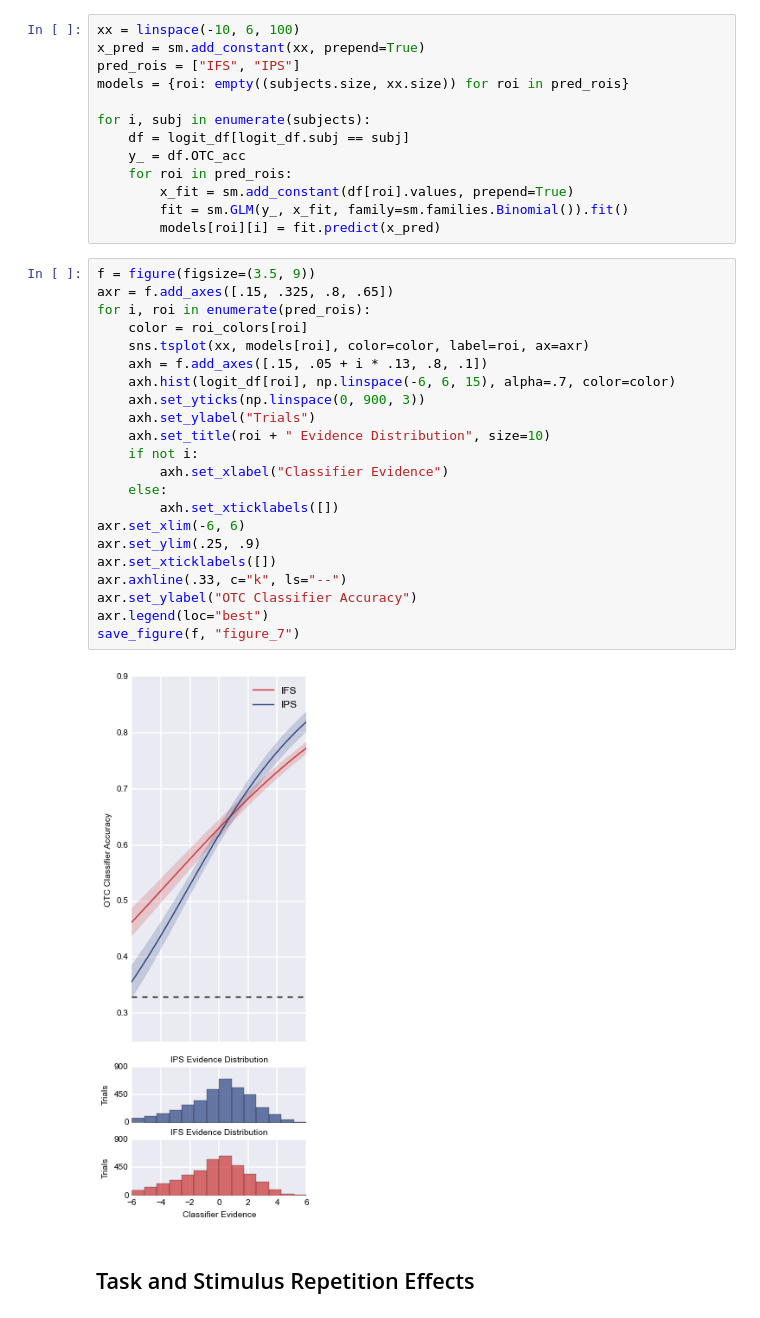
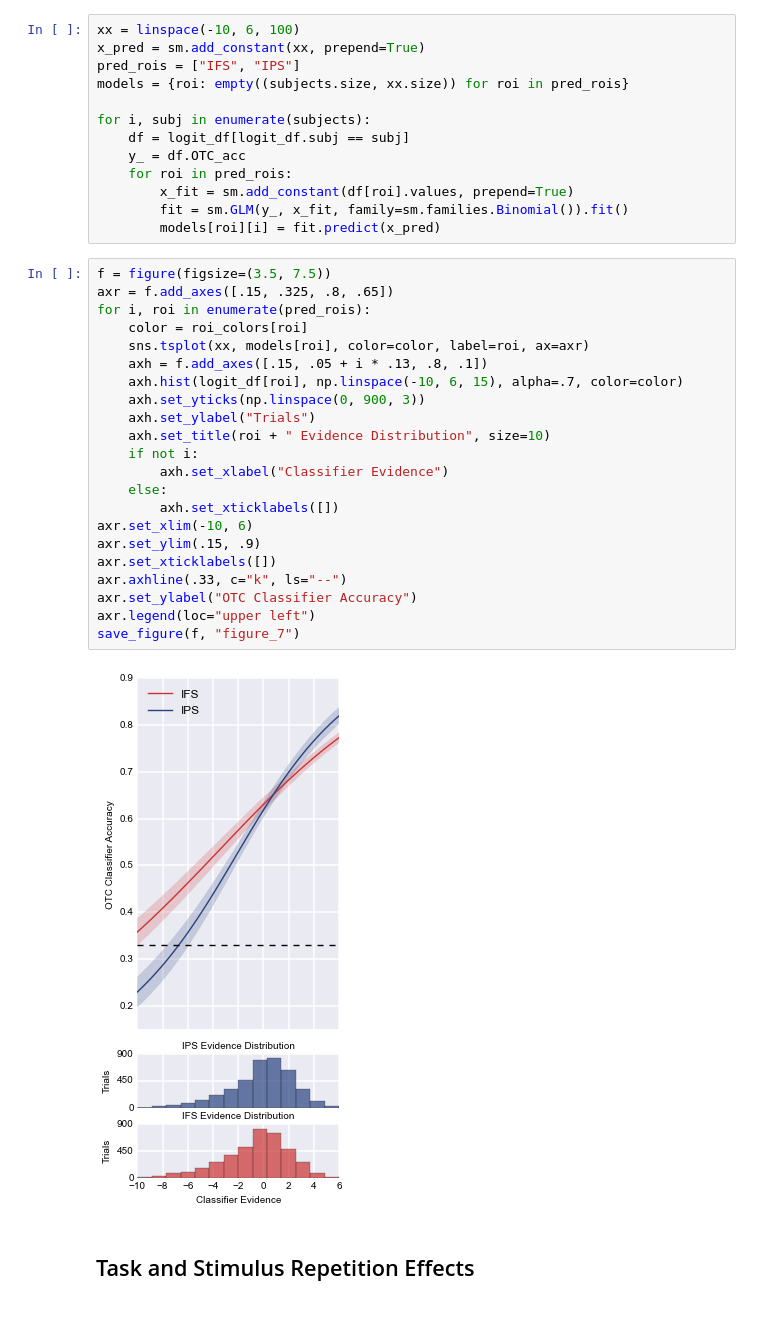
Before and after one commit to WagnerLabPapers/Waskom_JNeurosci_2014, a Jupyter notebook: Main_Analysis.ipynb, the cells around one changed output. Cells and saved outputs as stored; diff of their text form.

```diff
--- a/Main_Analysis.ipynb
+++ b/Main_Analysis.ipynb
@@ -1347,29 +1347,29 @@ for i, subj in enumerate(subjects):
         fit = sm.GLM(y_, x_fit, family=sm.families.Binomial()).fit()
         models[roi][i] = fit.predict(x_pred)
 # %%
-f = figure(figsize=(3.5, 9))
+f = figure(figsize=(3.5, 7.5))
 axr = f.add_axes([.15, .325, .8, .65])
 for i, roi in enumerate(pred_rois):
     color = roi_colors[roi]
     sns.tsplot(xx, models[roi], color=color, label=roi, ax=axr)
     axh = f.add_axes([.15, .05 + i * .13, .8, .1])
-    axh.hist(logit_df[roi], np.linspace(-6, 6, 15), alpha=.7, color=color)
+    axh.hist(logit_df[roi], np.linspace(-10, 6, 15), alpha=.7, color=color)
     axh.set_yticks(np.linspace(0, 900, 3))
     axh.set_ylabel("Trials")
     axh.set_title(roi + " Evidence Distribution", size=10)
     if not i:
         axh.set_xlabel("Classifier Evidence")
     else:
         axh.set_xticklabels([])
-axr.set_xlim(-6, 6)
-axr.set_ylim(.25, .9)
+axr.set_xlim(-10, 6)
+axr.set_ylim(.15, .9)
 axr.set_xticklabels([])
 axr.axhline(.33, c="k", ls="--")
 axr.set_ylabel("OTC Classifier Accuracy")
-axr.legend(loc="best")
+axr.legend(loc="upper left")
 save_figure(f, "figure_7")
 # %% [output]
-[figure, old version]
+[figure, new version]
 # %% [markdown]
 ## Task and Stimulus Repetition Effects
 # %% [markdown]
```
Also changed, not shown: parts of 1 cell of this notebook, 1 other file.
